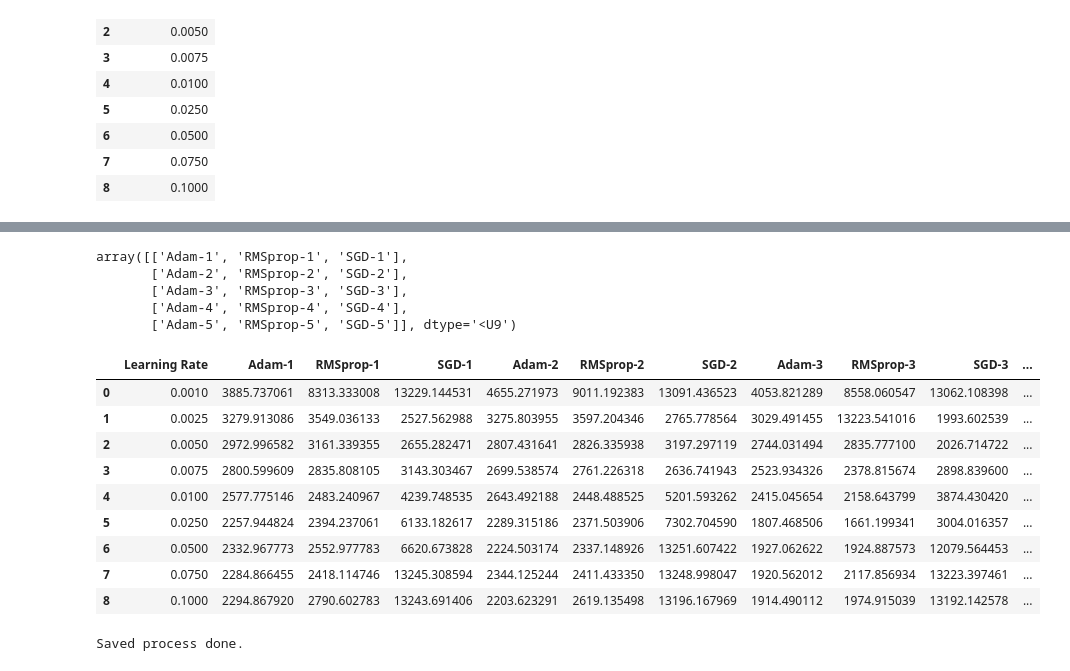
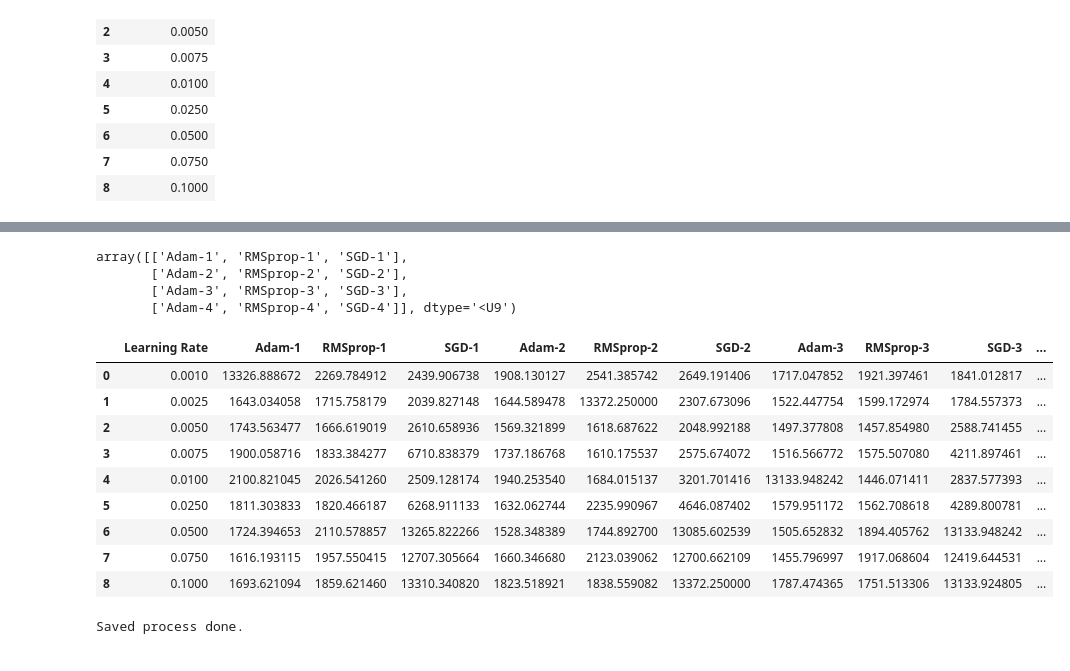
Before and after one commit to LugoBlogger/MLCC-Assignment-05, a Jupyter notebook: medical_cost_forecast.ipynb, the cells around one changed output, grey strips where cells are left out. Saved outputs shown, nothing was run; the diff lists cells and outputs as text; code cells hidden in the pictures.

```diff
--- a/medical_cost_forecast.ipynb
+++ b/medical_cost_forecast.ipynb
@@ -315,22 +315,24 @@ def train_model(model, features, target, epoch):
 normed_train_features = normed_train_features.reset_index()[features.columns]
 train_target = train_target.reset_index()['charges']
 
-ssfk = SortedStratifiedKFold(n_splits=n_splits)
+n_splits_target = 4
 
-# train_val_split contains for elements of tuples
+ssfk = SortedStratifiedKFold(n_splits=n_splits_target)
+
+# train_val_split contains four elements of tuples
 # (train_feature, train_target, test_feature, test_target) because we use
-# n_splits = 5
+# n_splits_target is 80% of the remaining data
 
 train_val_split = ssfk.split(normed_train_features, train_target)
 # %%
 plt.figure(figsize=(16, 30))
 for i, (train_feature, train_target, test_feature, test_target) in enumerate(train_val_split):
-    plt.subplot(5, 2, 2*i + 1)
+    plt.subplot(4, 2, 2*i + 1)
     train_target.hist().set_title("train target data distribution")
     plt.xlabel('charges')
     plt.ylabel('freq.')
 
-    plt.subplot(5, 2, 2*(i+1))
+    plt.subplot(4, 2, 2*(i+1))
     test_target.hist().set_title("test target data distribution")
     plt.xlabel('charges')
     plt.ylabel('freq.')
@@ -429,39 +431,38 @@ result_report     # mae each method
 # %%
 Adam_RMSpropAvg_SGDAvg_Str = np.array([['Adam-{:d}'.format(i+1),
                                'RMSprop-{:d}'.format(i+1),
-                               'SGD-{:d}'.format(i+1)] for i in range(n_splits)], dtype=str)
+                               'SGD-{:d}'.format(i+1)] for i in range(n_splits_target)], dtype=str)
 Adam_RMSpropAvg_SGDAvg_Str
 # %% [output]
 array([['Adam-1', 'RMSprop-1', 'SGD-1'],
        ['Adam-2', 'RMSprop-2', 'SGD-2'],
        ['Adam-3', 'RMSprop-3', 'SGD-3'],
-       ['Adam-4', 'RMSprop-4', 'SGD-4'],
-       ['Adam-5', 'RMSprop-5', 'SGD-5']], dtype='<U9')
+       ['Adam-4', 'RMSprop-4', 'SGD-4']], dtype='<U9')
 # %%
 result_report['Adam-Avg'] = \
     sum(result_report[idx]
-        for idx in Adam_RMSpropAvg_SGDAvg_Str[:,0]) / n_splits
+        for idx in Adam_RMSpropAvg_SGDAvg_Str[:,0]) / n_splits_target
 
 result_report['RMSprop-Avg'] = \
     sum(result_report[idx]
-        for idx in Adam_RMSpropAvg_SGDAvg_Str[:,1]) / n_splits
+        for idx in Adam_RMSpropAvg_SGDAvg_Str[:,1]) / n_splits_target
 
 result_report['SGD-Avg'] = \
     sum(result_report[idx]
-        for idx in Adam_RMSpropAvg_SGDAvg_Str[:,2]) / n_splits
+        for idx in Adam_RMSpropAvg_SGDAvg_Str[:,2]) / n_splits_target
 
 result_report
 # %% [output]
 |  | Learning Rate | Adam-1 | RMSprop-1 | SGD-1 | Adam-2 | RMSprop-2 | SGD-2 | Adam-3 | RMSprop-3 | SGD-3 | ... |
-| 0 | 0.0010 | 3885.737061 | 8313.333008 | 13229.144531 | 4655.271973 | 9011.192383 | 13091.436523 | 4053.821289 | 8558.060547 | 13062.108398 | ... |
-| 1 | 0.0025 | 3279.913086 | 3549.036133 | 2527.562988 | 3275.803955 | 3597.204346 | 2765.778564 | 3029.491455 | 13223.541016 | 1993.602539 | ... |
-| 2 | 0.0050 | 2972.996582 | 3161.339355 | 2655.282471 | 2807.431641 | 2826.335938 | 3197.297119 | 2744.031494 | 2835.777100 | 2026.714722 | ... |
-| 3 | 0.0075 | 2800.599609 | 2835.808105 | 3143.303467 | 2699.538574 | 2761.226318 | 2636.741943 | 2523.934326 | 2378.815674 | 2898.839600 | ... |
-| 4 | 0.0100 | 2577.775146 | 2483.240967 | 4239.748535 | 2643.492188 | 2448.488525 | 5201.593262 | 2415.045654 | 2158.643799 | 3874.430420 | ... |
-| 5 | 0.0250 | 2257.944824 | 2394.237061 | 6133.182617 | 2289.315186 | 2371.503906 | 7302.704590 | 1807.468506 | 1661.199341 | 3004.016357 | ... |
-| 6 | 0.0500 | 2332.967773 | 2552.977783 | 6620.673828 | 2224.503174 | 2337.148926 | 13251.607422 | 1927.062622 | 1924.887573 | 12079.564453 | ... |
-| 7 | 0.0750 | 2284.866455 | 2418.114746 | 13245.308594 | 2344.125244 | 2411.433350 | 13248.998047 | 1920.562012 | 2117.856934 | 13223.397461 | ... |
-| 8 | 0.1000 | 2294.867920 | 2790.602783 | 13243.691406 | 2203.623291 | 2619.135498 | 13196.167969 | 1914.490112 | 1974.915039 | 13192.142578 | ... |
+| 0 | 0.0010 | 13326.888672 | 2269.784912 | 2439.906738 | 1908.130127 | 2541.385742 | 2649.191406 | 1717.047852 | 1921.397461 | 1841.012817 | ... |
+| 1 | 0.0025 | 1643.034058 | 1715.758179 | 2039.827148 | 1644.589478 | 13372.250000 | 2307.673096 | 1522.447754 | 1599.172974 | 1784.557373 | ... |
+| 2 | 0.0050 | 1743.563477 | 1666.619019 | 2610.658936 | 1569.321899 | 1618.687622 | 2048.992188 | 1497.377808 | 1457.854980 | 2588.741455 | ... |
+| 3 | 0.0075 | 1900.058716 | 1833.384277 | 6710.838379 | 1737.186768 | 1610.175537 | 2575.674072 | 1516.566772 | 1575.507080 | 4211.897461 | ... |
+| 4 | 0.0100 | 2100.821045 | 2026.541260 | 2509.128174 | 1940.253540 | 1684.015137 | 3201.701416 | 13133.948242 | 1446.071411 | 2837.577393 | ... |
+| 5 | 0.0250 | 1811.303833 | 1820.466187 | 6268.911133 | 1632.062744 | 2235.990967 | 4646.087402 | 1579.951172 | 1562.708618 | 4289.800781 | ... |
+| 6 | 0.0500 | 1724.394653 | 2110.578857 | 13265.822266 | 1528.348389 | 1744.892700 | 13085.602539 | 1505.652832 | 1894.405762 | 13133.948242 | ... |
+| 7 | 0.0750 | 1616.193115 | 1957.550415 | 12707.305664 | 1660.346680 | 2123.039062 | 12700.662109 | 1455.796997 | 1917.068604 | 12419.644531 | ... |
+| 8 | 0.1000 | 1693.621094 | 1859.621460 | 13310.340820 | 1823.518921 | 1838.559082 | 13372.250000 | 1787.474365 | 1751.513306 | 13133.924805 | ... |
 # %%
 result_report.to_excel('hyper tuning parameter learningrate and optimizer.xlsx', index=False)
 print('Saved process done.')
```
Also changed, not shown: parts of 20 cells of this notebook.
